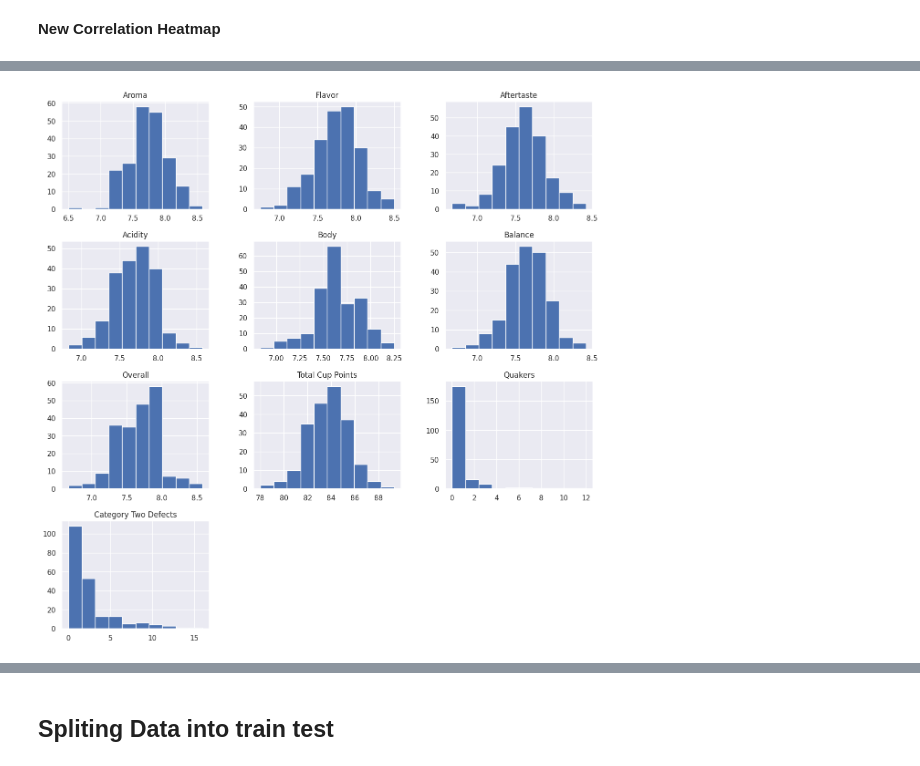
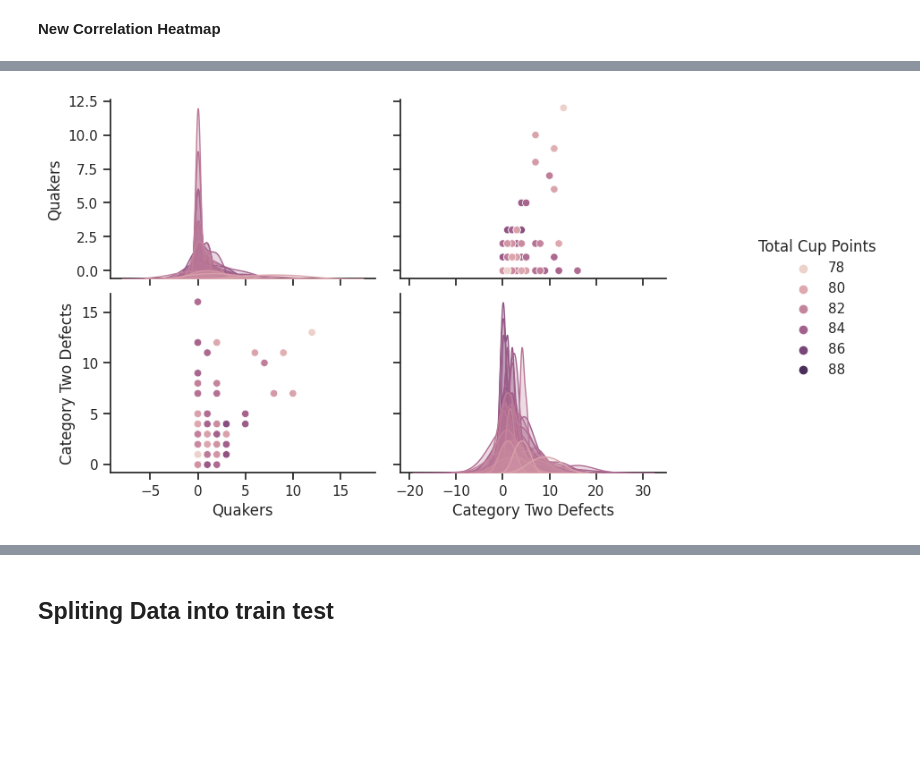
Before and after one commit to jahidul39306/coffe-quality-kaggle, a Jupyter notebook: coffe-quality.ipynb, the cells around one changed output, grey strips where cells are left out. Drawn from its saved outputs; the diff is of its cells as text; code cells hidden in the pictures; blank space fills up the shorter version.

```diff
--- a/coffe-quality.ipynb
+++ b/coffe-quality.ipynb
@@ -230,11 +224,13 @@ plt.show()
+# %%
+sns.set_style("ticks")
+g=sns.pairplot(data=df, hue="Total Cup Points")
+g.fig.set_size_inches(10, 5)
+plt.show()
+# %% [output]
+[figure, added]
 # %%
 cat_list = df.select_dtypes(include=["object"]).columns.tolist()
 num_list = df.select_dtypes(exclude=["object"]).columns.tolist()
-# %%
-df.hist(figsize=(15, 15))
-plt.show()
-# %% [output]
-[figure, removed]
 # %%
 for col in cat_list:
     plt.figure(figsize=(10,5))
```
Also changed, not shown: parts of 36 cells of this notebook.
